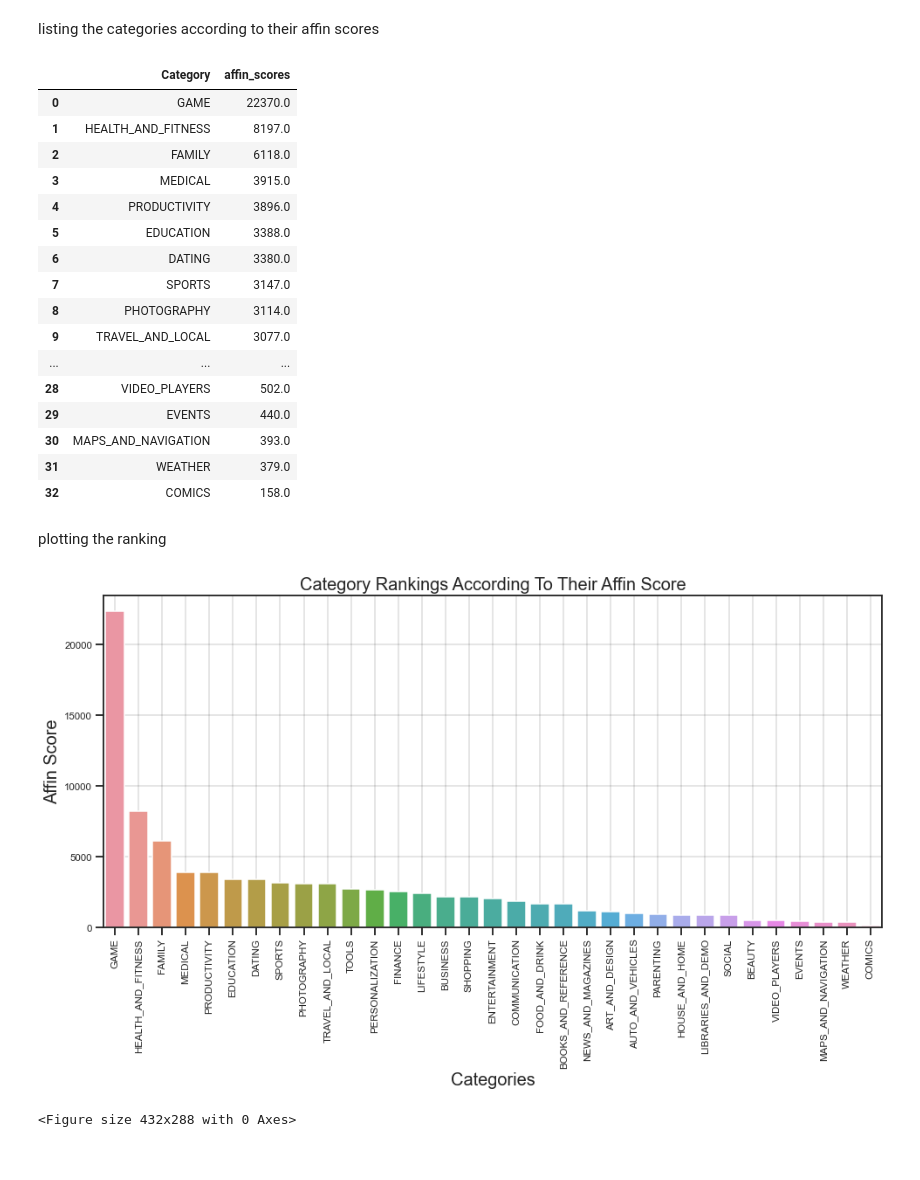
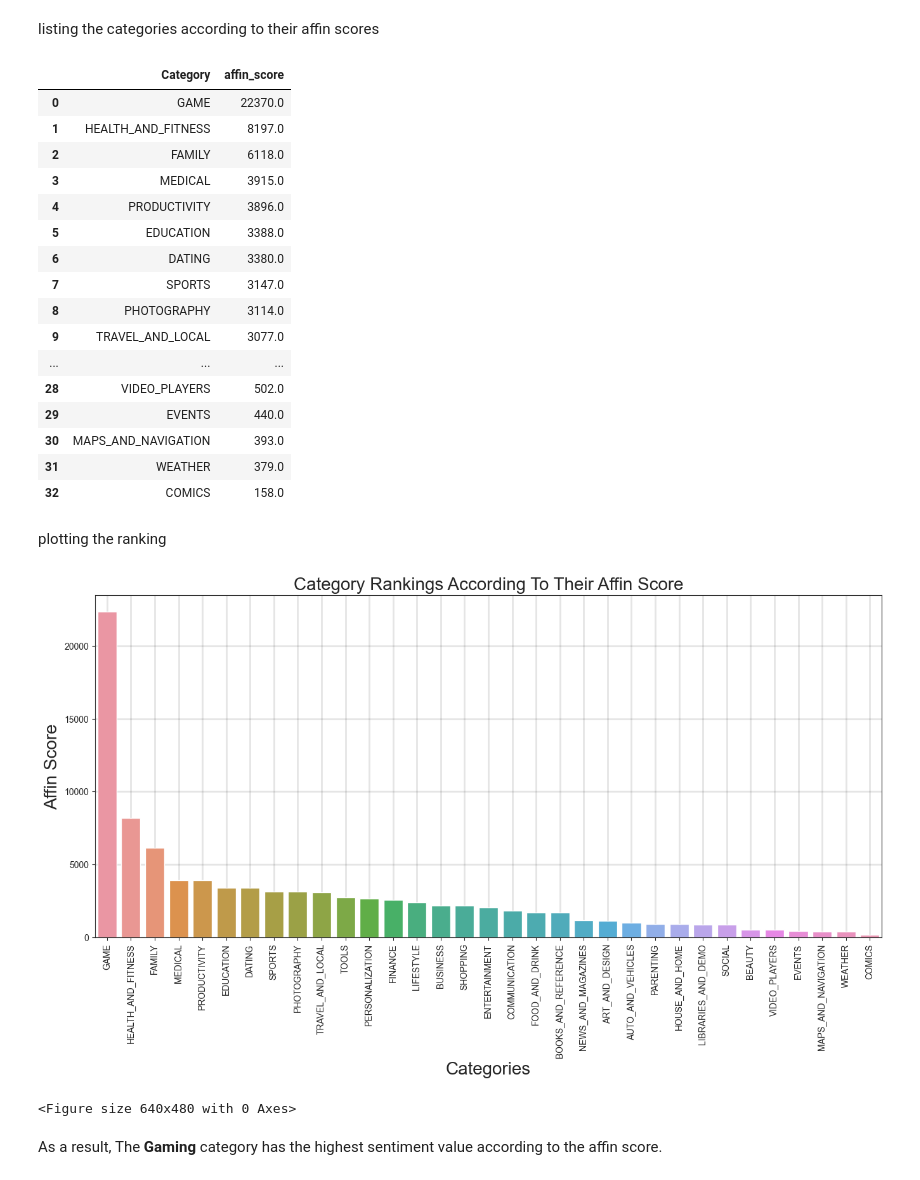
Before and after one commit to shalabajza/Develhope_Project_v2_team-2, a Jupyter notebook: Week 4/Week_4_Task_3&4_Mohammad.ipynb, the cells around one changed output. Cells and saved outputs as stored; diff of their text form; code cells hidden in the pictures.

```diff
--- a/Week 4/Week_4_Task_3&4_Mohammad.ipynb
+++ b/Week 4/Week_4_Task_3&4_Mohammad.ipynb
@@ -125,10 +172,10 @@ Text(0.5, 1.0, 'Top 5 and worst 5 Apps According to Their Affin Score')
 # %% [markdown]
 listing the categories according to their affin scores
 # %%
-df_ranked = df.groupby(['Category'])['affin_scores'].sum().sort_values(ascending=False).reset_index(drop=False)
+df_ranked = df.groupby(['Category'])['affin_score'].sum().sort_values(ascending=False).reset_index(drop=False)
 df_ranked
 # %% [output]
-|  | Category | affin_scores |
+|  | Category | affin_score |
 | 0 | GAME | 22370.0 |
 | 1 | HEALTH_AND_FITNESS | 8197.0 |
 | 2 | FAMILY | 6118.0 |
@@ -150,15 +197,17 @@ plotting the ranking
 # %%
 sns.set_style("ticks")
 plt.figure(figsize=(16,7))
-sns.barplot(x="Category", y="affin_scores", data=df_ranked)
+sns.barplot(x="Category", y="affin_score", data=df_ranked)
 sns.set_context("talk", font_scale=0.7)
 plt.title("Category Rankings According To Their Affin Score", fontsize=20)
 plt.ylabel("Affin Score", fontsize=20)
 plt.xlabel("Categories", fontsize=20)
 plt.xticks(rotation=90)
 plt.grid(color = 'black', alpha=0.1, linewidth = 2)
 plt.show()
 plt.clf()
 # %% [output]
-[figure, old version]
+[figure, new version]
-<Figure size 432x288 with 0 Axes>
+<Figure size 640x480 with 0 Axes>
+# %% [markdown]
+As a result, The **Gaming** category has the highest sentiment value according to the affin score.
```
Also changed, not shown: parts of 12 cells of this notebook.
